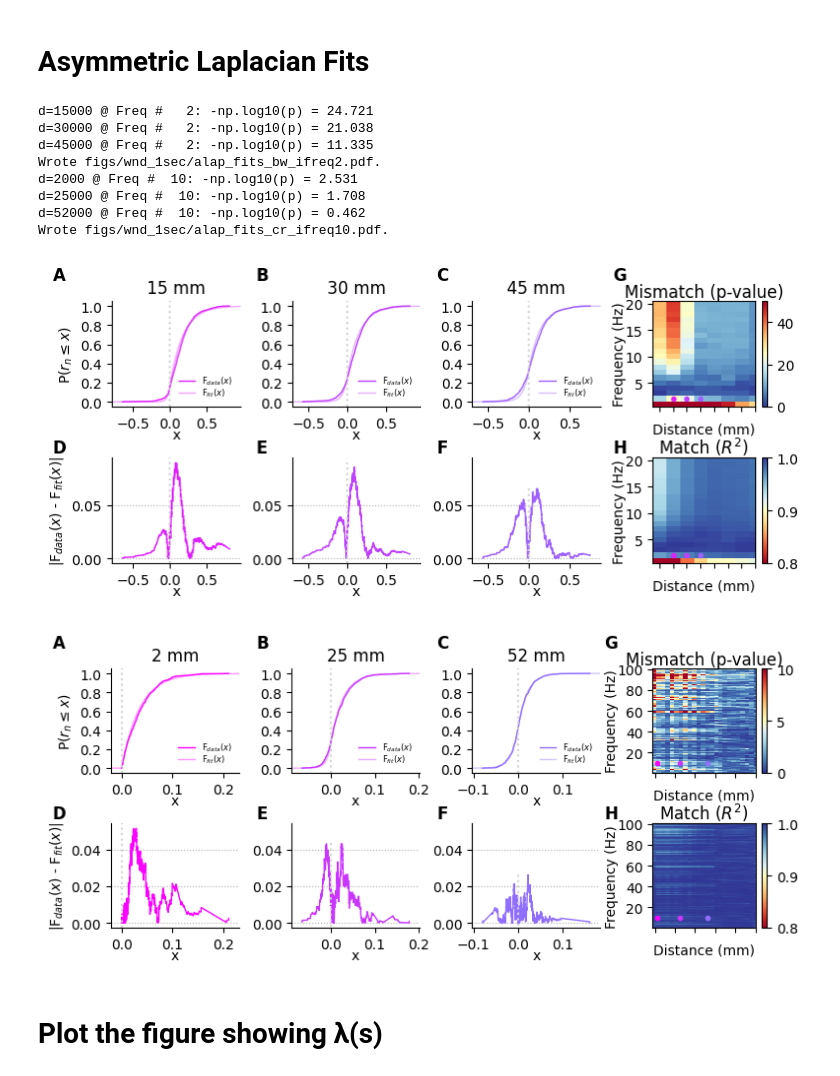
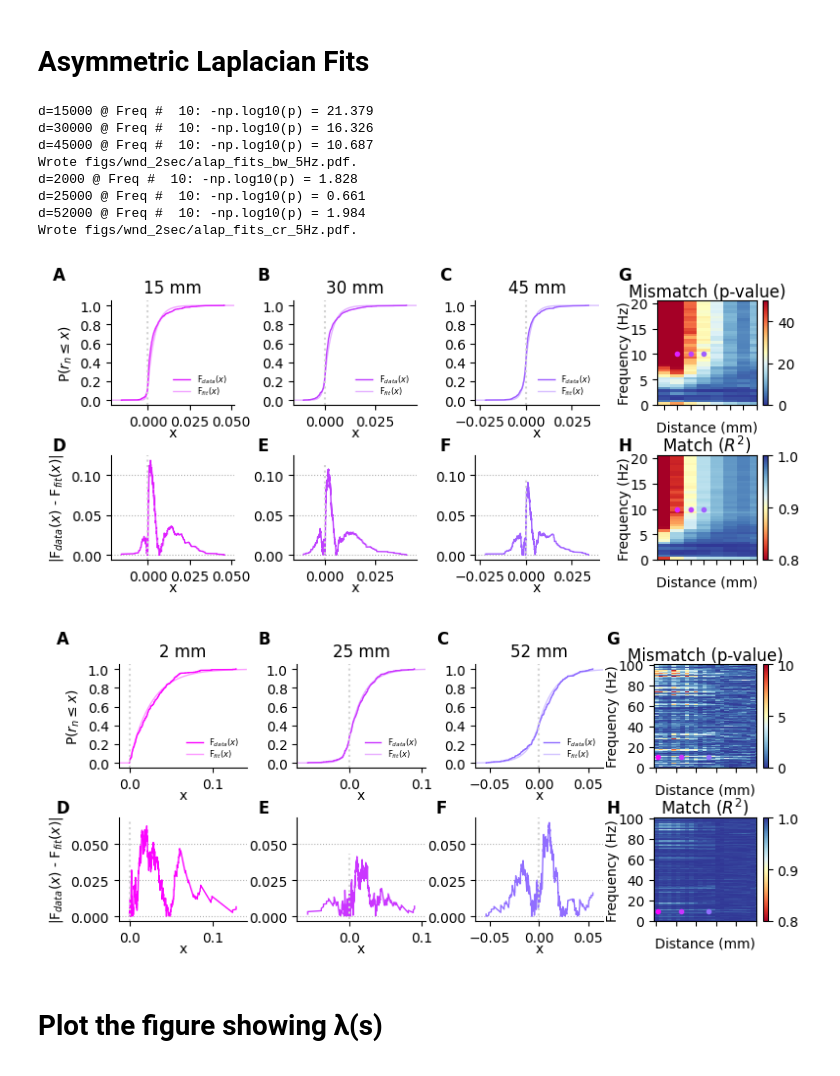
Before and after one commit to stootoon/fisher-plumes, a Jupyter notebook: make_figs.ipynb, the cells around one changed output. Saved outputs shown, nothing was run; the diff lists cells and outputs as text; code cells hidden in the pictures.

Commit message:
Updated wnd1 and wnd2 figures.

```diff
--- a/make_figs.ipynb
+++ b/make_figs.ipynb
@@ -267,43 +266,43 @@ Wrote figs/wnd_1sec/coefs_and_traces_cr_5Hz.pdf.
 # %%
 reload(fpft)
 reload(fpf)
 idist     = {"bw":[0,1,2],       "cr":[0,12,18]}
 freq_max  = {"bw":21,            "cr":101}
 vmin      = {"bw":[0,0.8],       "cr":[0,0.8]}
 vmax      = {"bw":[50,1],        "cr":[10,1]}
 hxmax     = {"bw":105,           "cr":100}
 hmdxt     = {"bw":False,         "cr":True}
-which_freq = {"bw":2, "cr":10}
+which_freq = {"bw":5, "cr":5}
 for name, F in sorted(data.items()):
     d = np.array(list(F.rho.keys()))
     d = np.sort(d[d>0])
     ax_cdf, ax_dcdf, ax_hm = fpf.plot_alaplace_fits(F, d[idist[name]],
-                           ifreq_lim = [1, F.freqs2inds([ifreq_max[name]])[0]],
+                           ifreq_lim = [1, F.freqs2inds([freq_max[name]])[0]],
                            which_ifreq = F.freqs2inds([which_freq[name]])[0],
                                                     figsize=(8,3.5),
                                                     vmax=vmax[name],
                                                     vmin=vmin[name],
                            heatmap_xmax = hxmax[name],
                            d_scale = 1000,
                            heatmap_default_xticks = hmdxt[name],
                                                     plot_dvals=True)
     fpft.label_axes(ax_cdf + ax_dcdf + ax_hm, "ABCDEFGHIJK",
                     align_y = [[0,1,2,6],[3,4,5,7]],
                     align_x = [[0,3],[1,4],[2,5]],
                     fontsize=12, fontweight="bold", dy=0)
-    file_name = f"{fig_dir}/alap_fits_{name}_ifreq{which_ifreq[name]}.pdf"
+    file_name = f"{fig_dir}/alap_fits_{name}_{which_freq[name]}Hz.pdf"
     PLOT and (savefig(file_name, bbox_inches='tight'), print(f"Wrote {file_name}."));
 # %% [output]
-d=15000 @ Freq #   2: -np.log10(p) = 24.721
-d=30000 @ Freq #   2: -np.log10(p) = 21.038
-d=45000 @ Freq #   2: -np.log10(p) = 11.335
-Wrote figs/wnd_1sec/alap_fits_bw_ifreq2.pdf.
-d=2000 @ Freq #  10: -np.log10(p) = 2.531
-d=25000 @ Freq #  10: -np.log10(p) = 1.708
-d=52000 @ Freq #  10: -np.log10(p) = 0.462
-Wrote figs/wnd_1sec/alap_fits_cr_ifreq10.pdf.
+d=15000 @ Freq #  10: -np.log10(p) = 21.379
+d=30000 @ Freq #  10: -np.log10(p) = 16.326
+d=45000 @ Freq #  10: -np.log10(p) = 10.687
+Wrote figs/wnd_2sec/alap_fits_bw_5Hz.pdf.
+d=2000 @ Freq #  10: -np.log10(p) = 1.828
+d=25000 @ Freq #  10: -np.log10(p) = 0.661
+d=52000 @ Freq #  10: -np.log10(p) = 1.984
+Wrote figs/wnd_2sec/alap_fits_cr_5Hz.pdf.
-[figure, old version]
+[figure, new version]
-[figure, old version]
+[figure, new version]
 # %% [markdown]
 # Plot the figure showing λ(s)
 # %%
```
Also changed, not shown: parts of 11 cells of this notebook, 34 other files.
